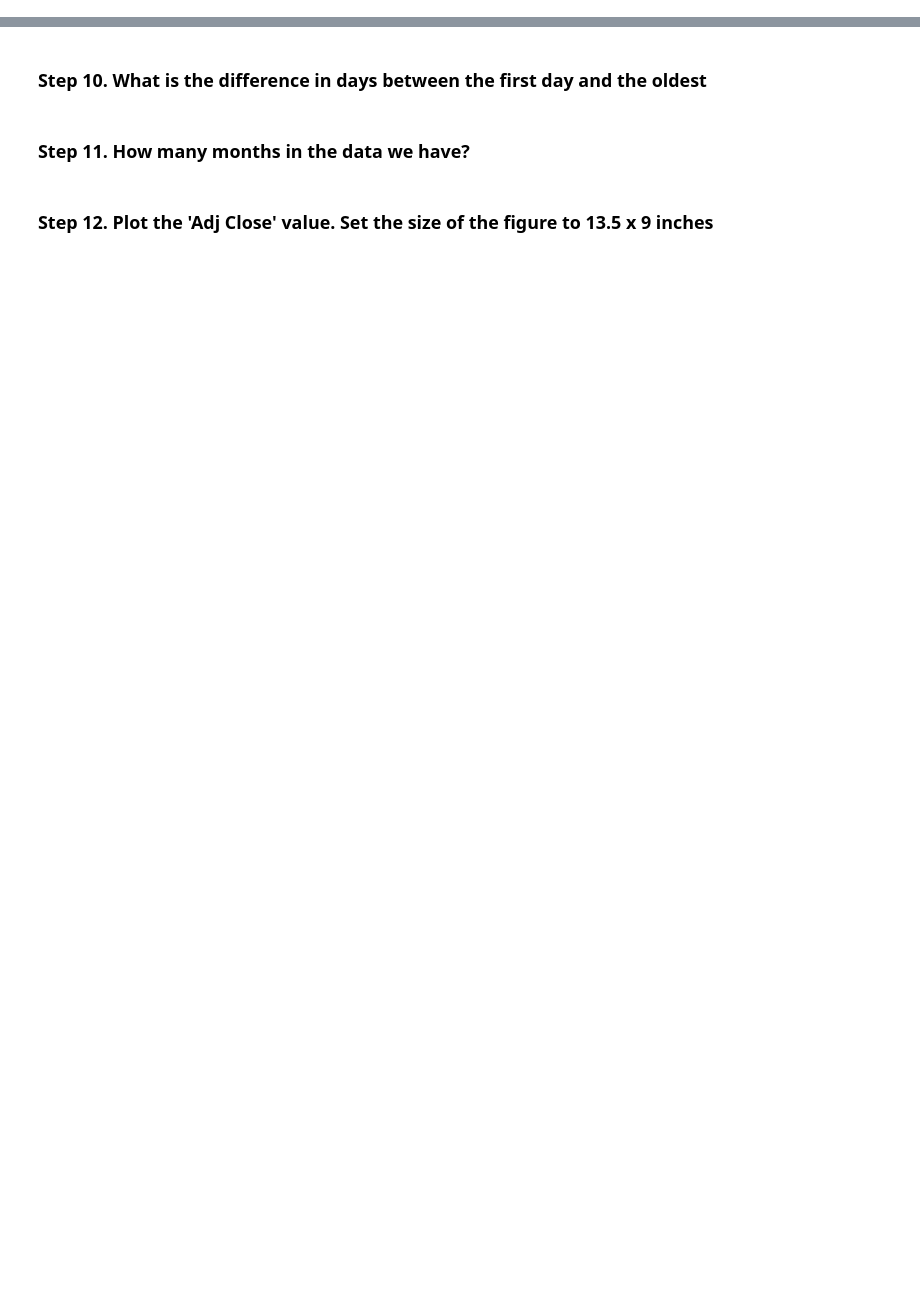
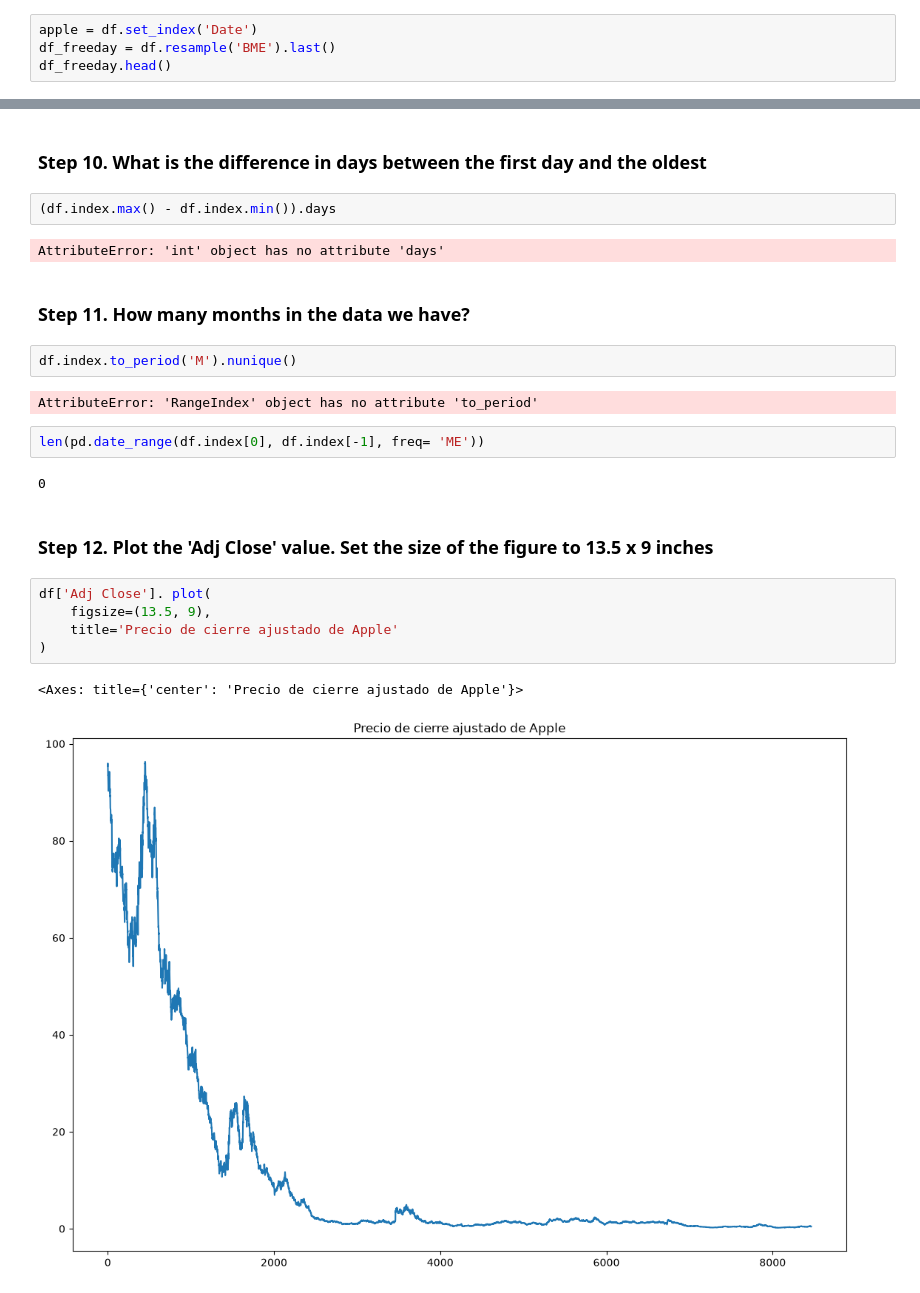
Before and after one commit to haizeaj/2026-10-BILBAO-FT-Data-Science, a Jupyter notebook: 2-Data_Analysis/7-Feature_engineering/2-Time Data/Practica/Ejercicio Apple_haizea.ipynb, the cells around one changed output, grey strips where cells are left out. Drawn from its saved outputs; the diff is of its cells as text; blank space fills up the shorter version.

```diff
--- a/2-Data_Analysis/7-Feature_engineering/2-Time Data/Practica/Ejercicio Apple_haizea.ipynb
+++ b/2-Data_Analysis/7-Feature_engineering/2-Time Data/Practica/Ejercicio Apple_haizea.ipynb
@@ -79,2 +121,6 @@ KeyError: "None of ['Date'] are in the columns"
 # %% [markdown]
 ### Step 9. Get the last business day of each month
+# %%
+apple = df.set_index('Date')
+df_freeday = df.resample('BME').last()
+df_freeday.head()
@@ -81,6 +129,26 @@ KeyError: "None of ['Date'] are in the columns"
 # %% [markdown]
 ### Step 10.  What is the difference in days between the first day and the oldest
+# %%
+(df.index.max() - df.index.min()).days
+# %% [output]
+AttributeError: 'int' object has no attribute 'days'
 # %% [markdown]
 ### Step 11.  How many months in the data we have?
+# %%
+df.index.to_period('M').nunique()
+# %% [output]
+AttributeError: 'RangeIndex' object has no attribute 'to_period'
+# %%
+len(pd.date_range(df.index[0], df.index[-1], freq= 'ME'))
+# %% [output]
+0
 # %% [markdown]
 ### Step 12. Plot the 'Adj Close' value. Set the size of the figure to 13.5 x 9 inches
+# %%
+df['Adj Close']. plot(
+    figsize=(13.5, 9),
+    title='Precio de cierre ajustado de Apple'
+)
+# %% [output]
+<Axes: title={'center': 'Precio de cierre ajustado de Apple'}>
+[figure, added]
```
Also changed, not shown: parts of 6 cells of this notebook, 3 other files.
